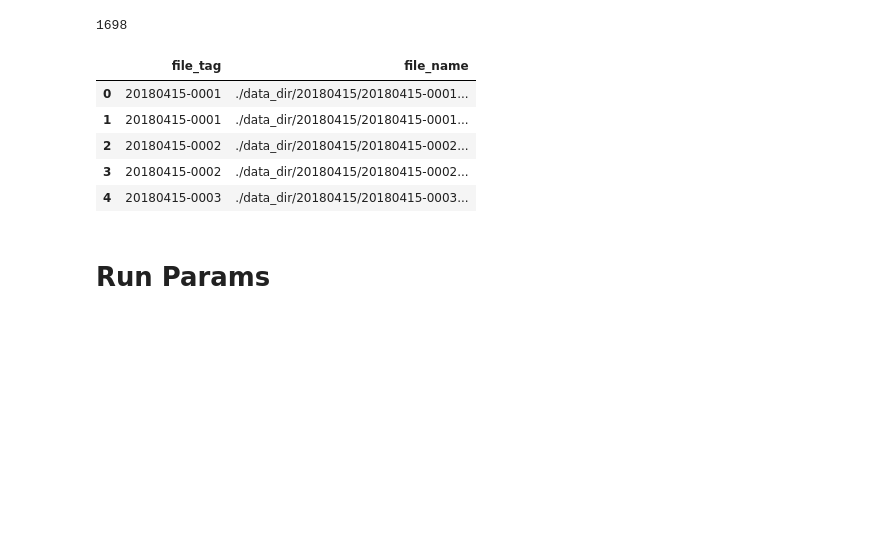
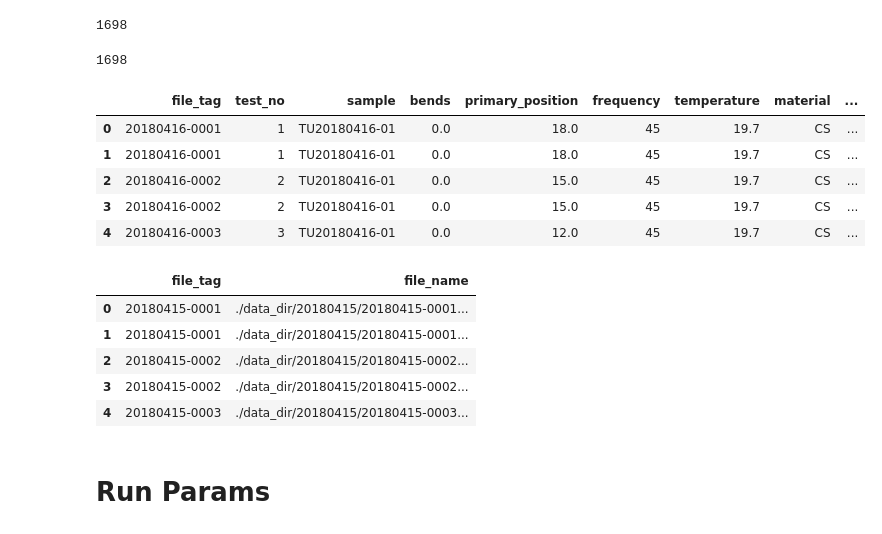
Before and after one commit to brakettech/tulsa_summary, a Jupyter notebook: testing.ipynb, the cells around one changed output. Saved outputs shown, nothing was run; the diff lists cells and outputs as text; code cells hidden in the pictures; blank space fills up the shorter version.

```diff
--- a/testing.ipynb
+++ b/testing.ipynb
@@ -163,6 +169,21 @@ Processing ./data_dir/20180417/20180417-0127/20180417-0127_1.csv
 len(dfp)
 # %% [output]
 1698
+# %%
+len(dfr)
+# %% [output]
+1698
+# %%
+dfx = pd.read_csv('./results_2018-06-21.csv')
+# %%
+dfx.head()
+# %% [output]
+|  | file_tag | test_no | sample | bends | primary_position | frequency | temperature | material | ... |
+| 0 | 20180416-0001 | 1 | TU20180416-01 | 0.0 | 18.0 | 45 | 19.7 | CS | ... |
+| 1 | 20180416-0001 | 1 | TU20180416-01 | 0.0 | 18.0 | 45 | 19.7 | CS | ... |
+| 2 | 20180416-0002 | 2 | TU20180416-01 | 0.0 | 15.0 | 45 | 19.7 | CS | ... |
+| 3 | 20180416-0002 | 2 | TU20180416-01 | 0.0 | 15.0 | 45 | 19.7 | CS | ... |
+| 4 | 20180416-0003 | 3 | TU20180416-01 | 0.0 | 12.0 | 45 | 19.7 | CS | ... |
 # %%
 dff = find_files('./data_dir/')
 dff.head()
```
Also changed, not shown: parts of 1 cell of this notebook.
